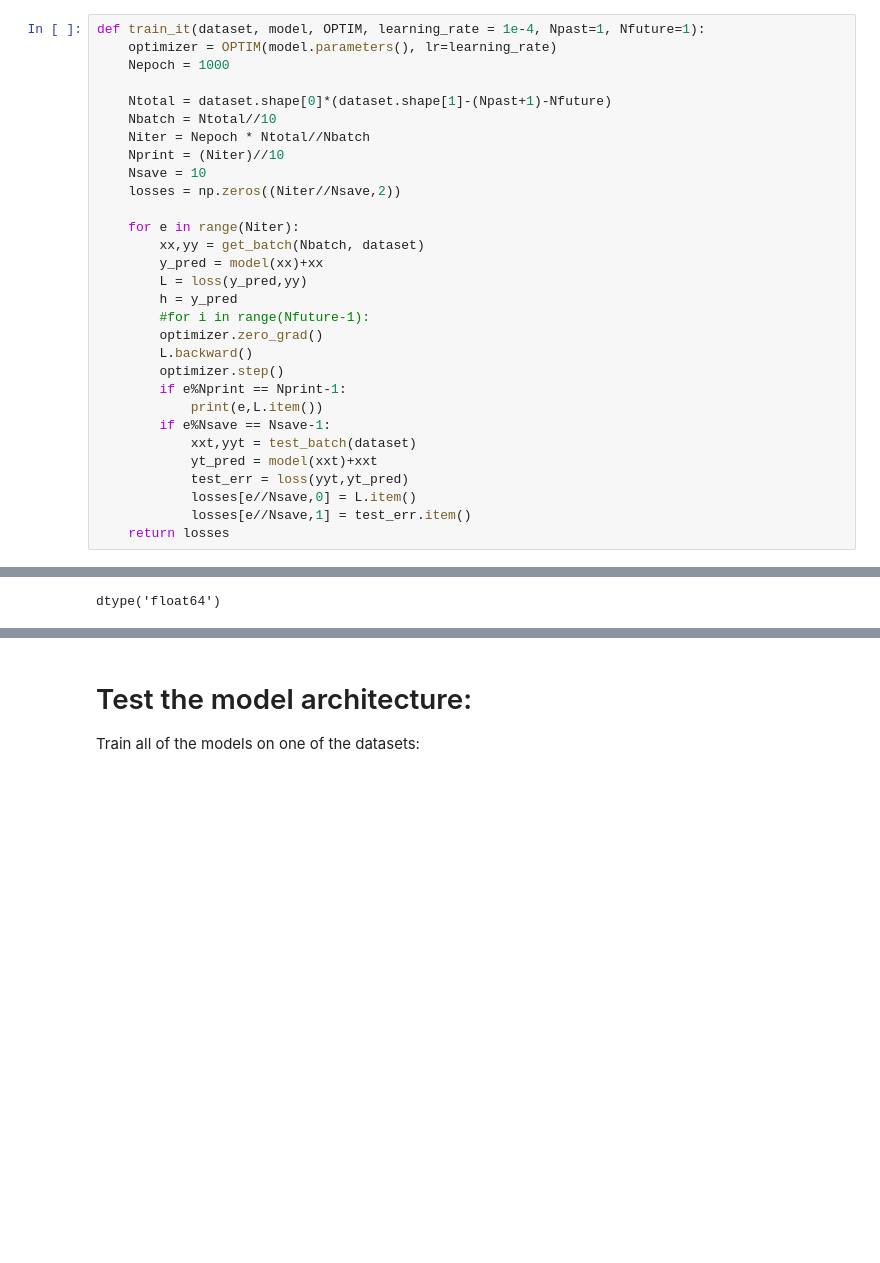
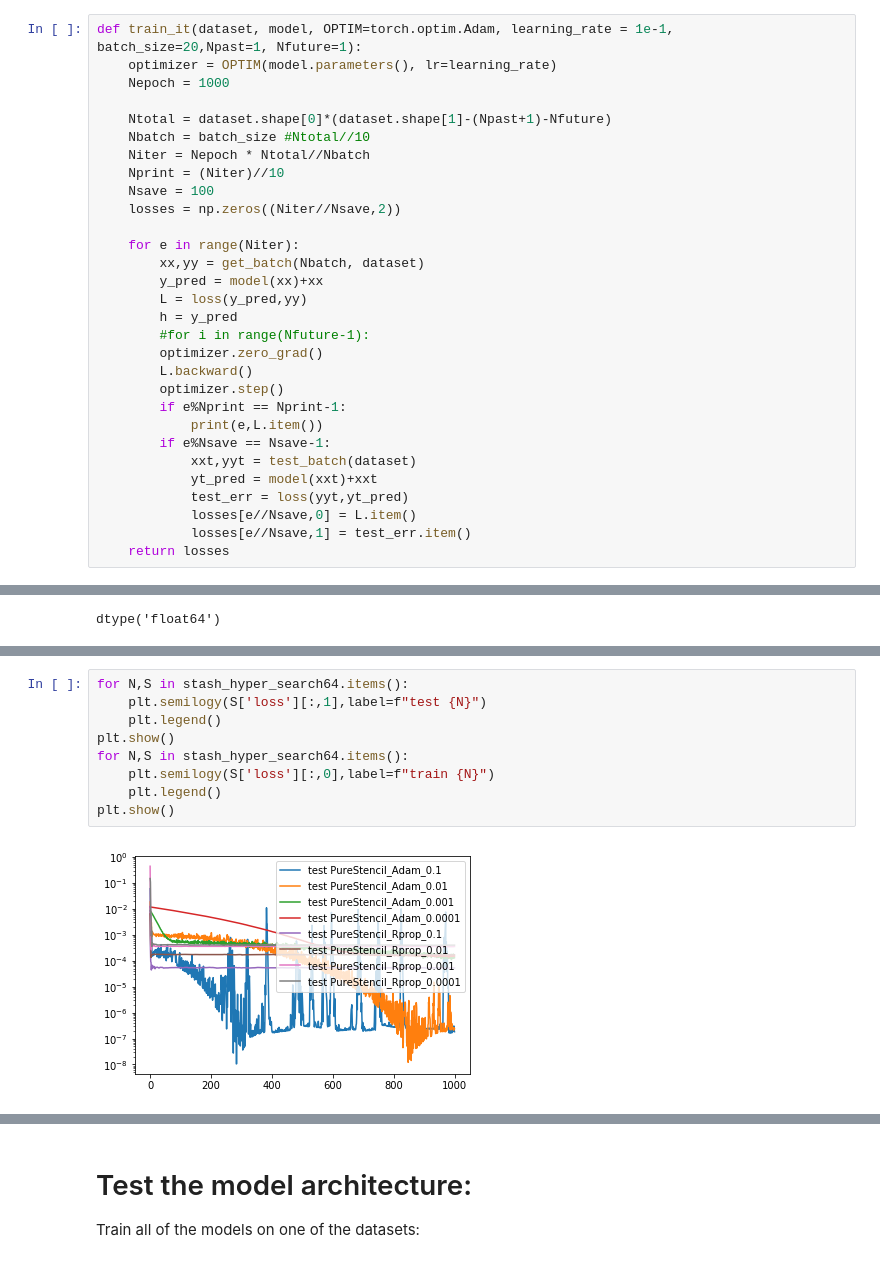
Before and after one commit to afqueiruga/nn_1d_pde, a Jupyter notebook: train_4.ipynb, the cells around one changed output, grey strips where cells are left out. Saved outputs shown, nothing was run; the diff lists cells and outputs as text; blank space fills up the shorter version.

```diff
--- a/train_4.ipynb
+++ b/train_4.ipynb
@@ -31,15 +35,15 @@ from util import *
 # %%
 loss = torch.nn.MSELoss()
 # %%
-def train_it(dataset, model, OPTIM, learning_rate = 1e-4, Npast=1, Nfuture=1):
+def train_it(dataset, model, OPTIM=torch.optim.Adam, learning_rate = 1e-1, batch_size=20,Npast=1, Nfuture=1):
     optimizer = OPTIM(model.parameters(), lr=learning_rate)
     Nepoch = 1000
 
     Ntotal = dataset.shape[0]*(dataset.shape[1]-(Npast+1)-Nfuture)
-    Nbatch = Ntotal//10
+    Nbatch = batch_size #Ntotal//10
     Niter = Nepoch * Ntotal//Nbatch
     Nprint = (Niter)//10
-    Nsave = 10
+    Nsave = 100
     losses = np.zeros((Niter//Nsave,2))
 
     for e in range(Niter):
@@ -196,0 +240,11 @@ dtype('float64')
+# %%
+for N,S in stash_hyper_search64.items():
+    plt.semilogy(S['loss'][:,1],label=f"test {N}")
+    plt.legend()
+plt.show()
+for N,S in stash_hyper_search64.items():
+    plt.semilogy(S['loss'][:,0],label=f"train {N}")
+    plt.legend()
+plt.show()
+# %% [output]
+[figure, added]
```
Also changed, not shown: parts of 16 cells of this notebook, 3 other files.
